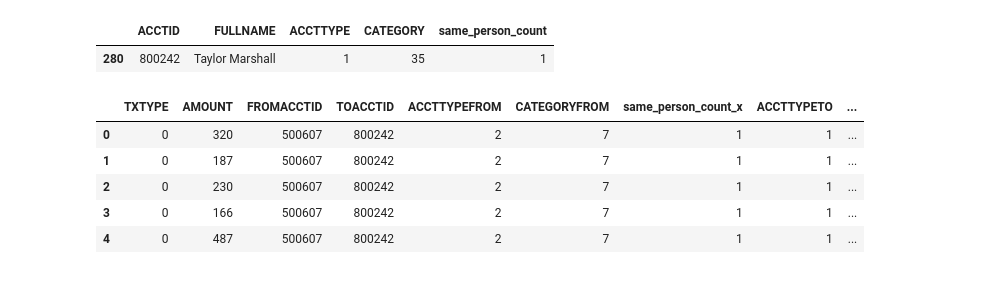
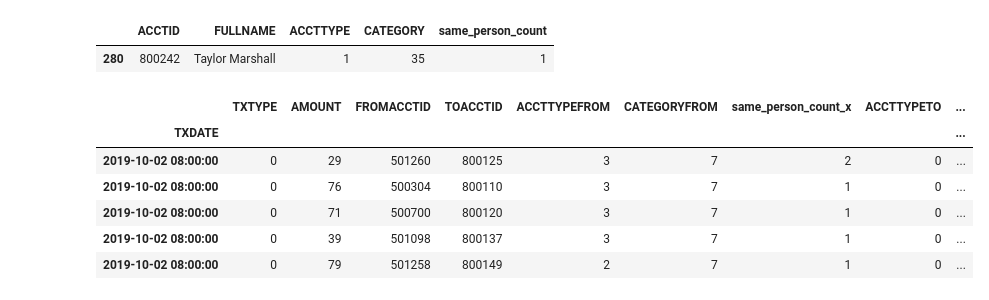
Before and after one commit to Amr-devman/DigitalDefence-Hackathon, a Jupyter notebook: dataset_engineering.ipynb, the cells around one changed output. Saved outputs shown, nothing was run; the diff lists cells and outputs as text; code cells hidden in the pictures.

```diff
--- a/dataset_engineering.ipynb
+++ b/dataset_engineering.ipynb
@@ -72,41 +84,47 @@ faccount_engineered[faccount_engineered['ACCTID']==800242].head()
 | 280 | 800242 | Taylor Marshall | 1 | 35 | 1 |
 # %%
 from datetime import datetime
+from datetime import datetime, timedelta
+
 
 joined_features = ftxn2_df.merge(faccount_engineered, left_on='FROMACCTID', right_on='ACCTID')
+
+#convert datetime string to datetime onj
+joined_features['TXDATE'] = pd.to_datetime(joined_features['TXDATE'], format='%Y-%m-%d %H:%M:%S')
 
 joined_features = joined_features.drop(columns=['ISFRAUD', 'ISFLAGGED', 'ACCTID', 'FULLNAME'])
 
 joined_features = joined_features.rename(columns={'ACCTTYPE':'ACCTTYPEFROM', 'CATEGORY':'CATEGORYFROM'})
 
 joined_features = joined_features.merge(faccount_engineered, left_on='TOACCTID', right_on='ACCTID')
 
 joined_features = joined_features.drop(columns=['ACCTID', 'FULLNAME'])
 
 joined_features = joined_features.rename(columns={'ACCTTYPE':'ACCTTYPETO', 'CATEGORY':'CATEGORYTO'})
 
+#changing transation type to categorical labels
 joined_features['TXTYPE'] = joined_features["TXTYPE"].astype('category').cat.codes
 
 joined_features = joined_features.drop(columns=['TXN_ID', 'REFERENCE'])
 
 
-def reformat_datetime(datetime_str):
-    timestamp_str = datetime_str.replace('T', ' ')
-    timestamp_datetime = datetime.strptime(timestamp_str, '%Y-%m-%d %H:%M:%S')
-    timestamp_unix = timestamp_datetime.timestamp()
+#sort by date
+joined_features = joined_features.sort_values(by=['TXDATE']).set_index('TXDATE')
 
-    return timestamp_unix
+#get the last 5 day sum transfered from each account and the number of transactions each account performed
+joined_features['sum_5days'] = joined_features.groupby('FROMACCTID')['AMOUNT'].transform(lambda s: s.rolling(timedelta(days=5)).sum())
 
-joined_features['timestamp'] = np.vectorize(reformat_datetime)(joined_features['TXDATE'])
+joined_features['count_5days'] = joined_features.groupby('FROMACCTID')['AMOUNT'].transform(lambda s: s.rolling(timedelta(days=5)).count())
 
-joined_features = joined_features.drop(columns=['TXDATE'])
+
 
 joined_features.head()
 # %% [output]
 |  | TXTYPE | AMOUNT | FROMACCTID | TOACCTID | ACCTTYPEFROM | CATEGORYFROM | same_person_count_x | ACCTTYPETO | ... |
-| 0 | 0 | 320 | 500607 | 800242 | 2 | 7 | 1 | 1 | ... |
-| 1 | 0 | 187 | 500607 | 800242 | 2 | 7 | 1 | 1 | ... |
-| 2 | 0 | 230 | 500607 | 800242 | 2 | 7 | 1 | 1 | ... |
-| 3 | 0 | 166 | 500607 | 800242 | 2 | 7 | 1 | 1 | ... |
-| 4 | 0 | 487 | 500607 | 800242 | 2 | 7 | 1 | 1 | ... |
+| TXDATE |  |  |  |  |  |  |  |  | ... |
+| 2019-10-02 08:00:00 | 0 | 29 | 501260 | 800125 | 3 | 7 | 2 | 0 | ... |
+| 2019-10-02 08:00:00 | 0 | 76 | 500304 | 800110 | 3 | 7 | 1 | 0 | ... |
+| 2019-10-02 08:00:00 | 0 | 71 | 500700 | 800120 | 3 | 7 | 1 | 0 | ... |
+| 2019-10-02 08:00:00 | 0 | 39 | 501098 | 800137 | 3 | 7 | 1 | 0 | ... |
+| 2019-10-02 08:00:00 | 0 | 79 | 501258 | 800149 | 2 | 7 | 1 | 0 | ... |
 # %%
```
Also changed, not shown: parts of 4 cells of this notebook, 3 other files.
